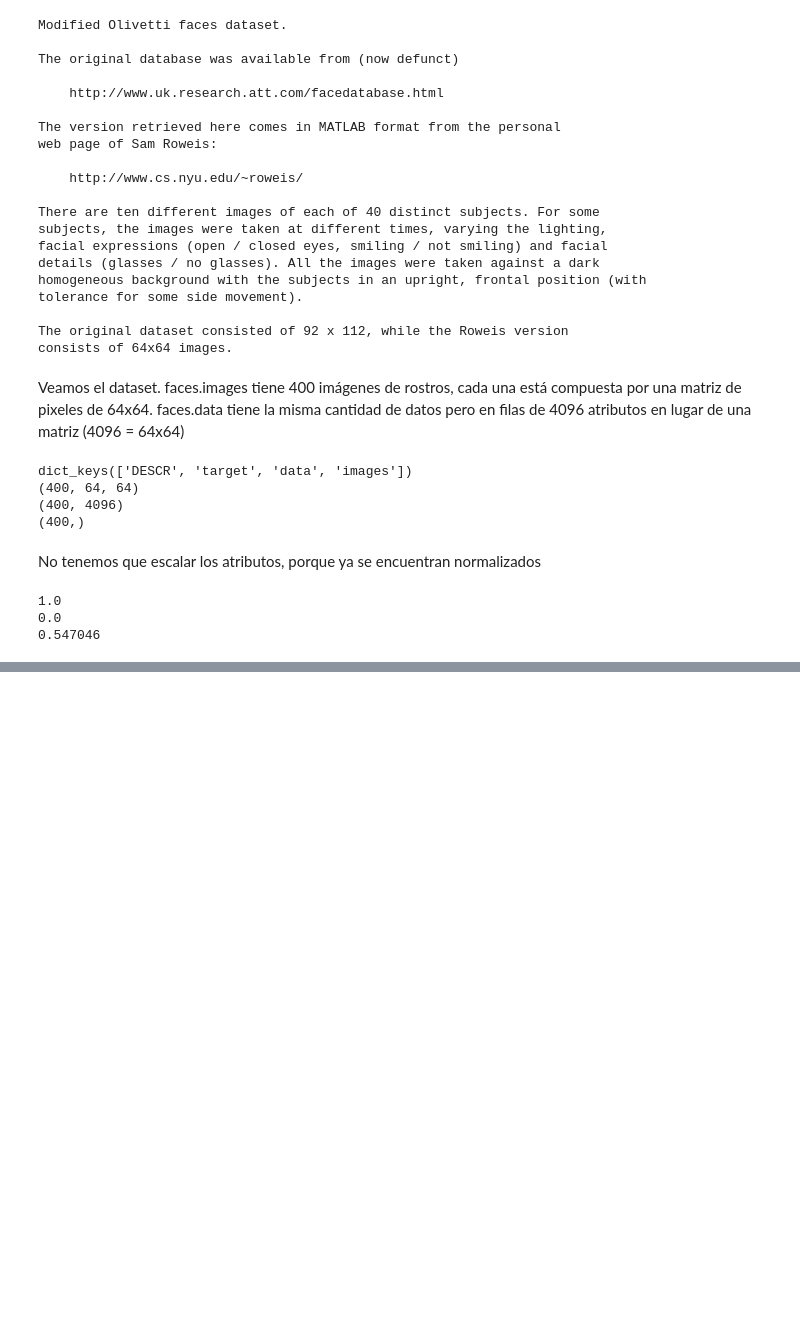
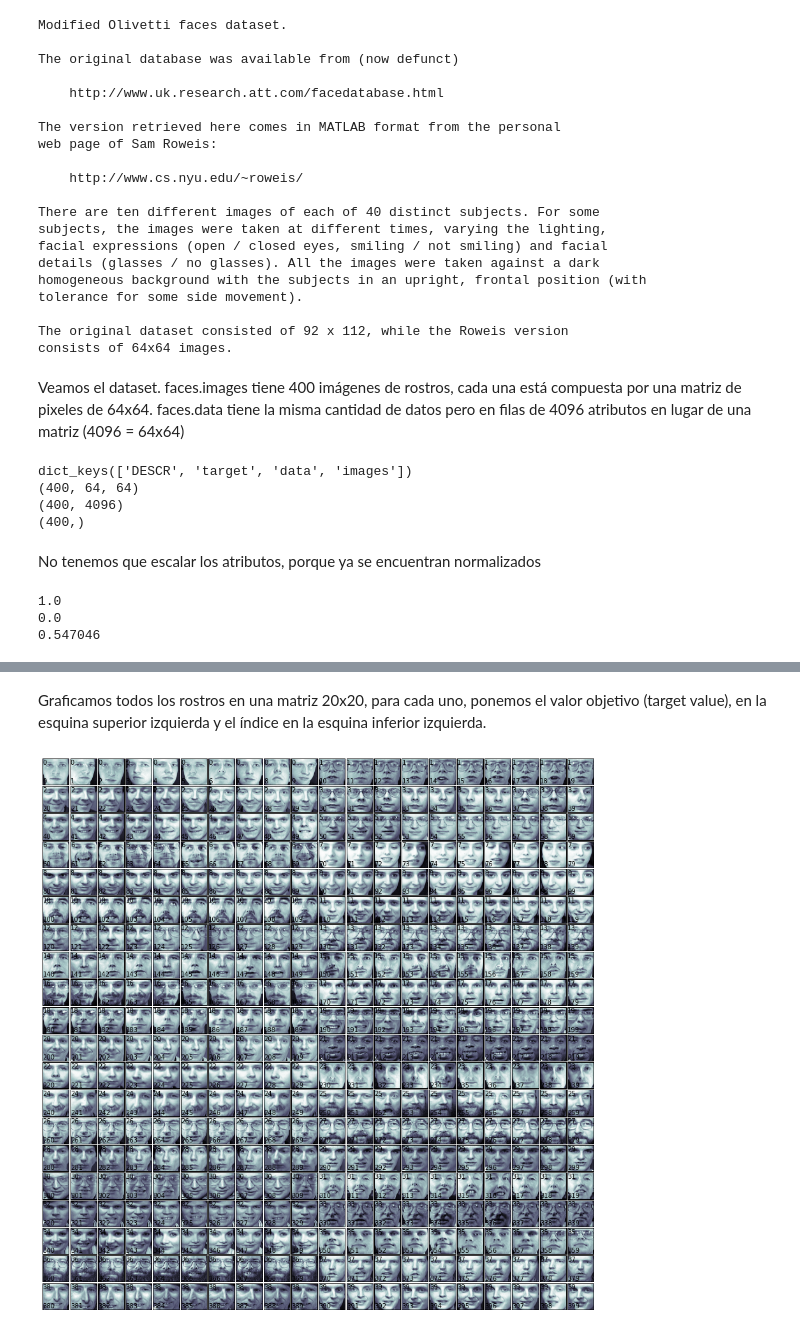
Before and after one commit to skielosky/DataMining, a Jupyter notebook: classification/svm/SVM_reconocimiento_de_rostros.ipynb, the cells around one changed output, grey strips where cells are left out. Drawn from its saved outputs; the diff is of its cells as text; code cells hidden in the pictures; blank space fills up the shorter version.

Commit message:
Final SVM reconocimiento de rostros con SVM y sciki-learn

```diff
--- a/classification/svm/SVM_reconocimiento_de_rostros.ipynb
+++ b/classification/svm/SVM_reconocimiento_de_rostros.ipynb
@@ -78,0 +96,6 @@ print(np.mean(faces.data))
+# %% [markdown]
+Graficamos todos los rostros en una matriz 20x20, para cada uno, ponemos el valor objetivo (target value), en la esquina superior izquierda y el índice en la esquina inferior izquierda.
+# %%
+print_faces(faces.images, faces.target, 400)
+# %% [output]
+[figure, added]
```
Also changed, not shown: parts of 24 cells of this notebook, 1 other file.
